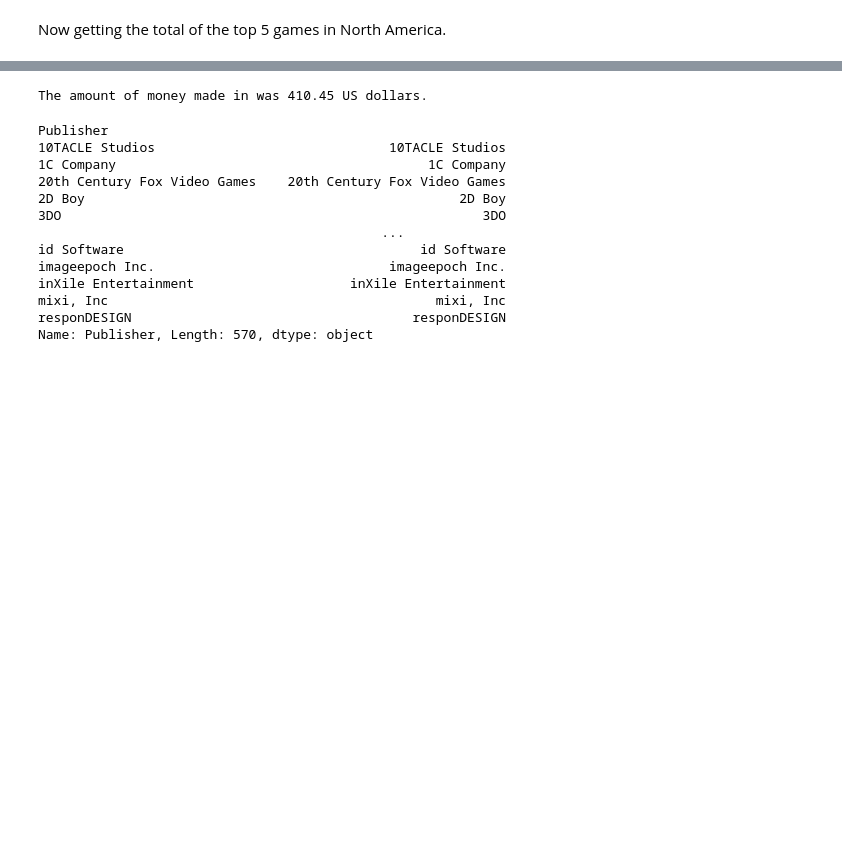
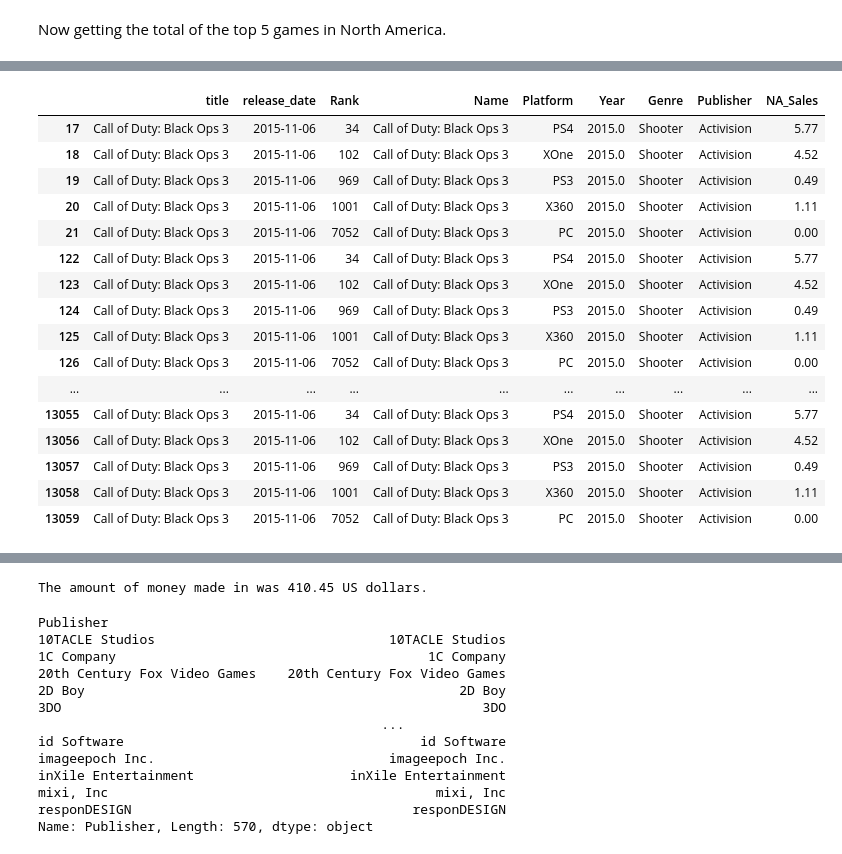
Before and after one commit to Jake-guerrero/Video-Game-Sells, a Jupyter notebook: Video Games.ipynb, the cells around one changed output, grey strips where cells are left out. Cells and saved outputs as stored; diff of their text form; code cells hidden in the pictures; blank space fills up the shorter version.

```diff
--- a/Video Games.ipynb
+++ b/Video Games.ipynb
@@ -177,2 +192,5 @@ games_unique_cleaned
 # %% [markdown]
 Now getting the total of the top 5 games in North America.
+# %%
+games_2015 = games[games["Year"]== 2015]
+games_2015
@@ -178,0 +211,21 @@ Now getting the total of the top 5 games in North America.
+# %%
+games_2015_filter = games_2015[games_2015["title"] == "Call of Duty: Black Ops 3"]
+games_2015_filter
+# %% [output]
+|  | title | release_date | Rank | Name | Platform | Year | Genre | Publisher | NA_Sales |
+| 17 | Call of Duty: Black Ops 3 | 2015-11-06 | 34 | Call of Duty: Black Ops 3 | PS4 | 2015.0 | Shooter | Activision | 5.77 |
+| 18 | Call of Duty: Black Ops 3 | 2015-11-06 | 102 | Call of Duty: Black Ops 3 | XOne | 2015.0 | Shooter | Activision | 4.52 |
+| 19 | Call of Duty: Black Ops 3 | 2015-11-06 | 969 | Call of Duty: Black Ops 3 | PS3 | 2015.0 | Shooter | Activision | 0.49 |
+| 20 | Call of Duty: Black Ops 3 | 2015-11-06 | 1001 | Call of Duty: Black Ops 3 | X360 | 2015.0 | Shooter | Activision | 1.11 |
+| 21 | Call of Duty: Black Ops 3 | 2015-11-06 | 7052 | Call of Duty: Black Ops 3 | PC | 2015.0 | Shooter | Activision | 0.00 |
+| 122 | Call of Duty: Black Ops 3 | 2015-11-06 | 34 | Call of Duty: Black Ops 3 | PS4 | 2015.0 | Shooter | Activision | 5.77 |
+| 123 | Call of Duty: Black Ops 3 | 2015-11-06 | 102 | Call of Duty: Black Ops 3 | XOne | 2015.0 | Shooter | Activision | 4.52 |
+| 124 | Call of Duty: Black Ops 3 | 2015-11-06 | 969 | Call of Duty: Black Ops 3 | PS3 | 2015.0 | Shooter | Activision | 0.49 |
+| 125 | Call of Duty: Black Ops 3 | 2015-11-06 | 1001 | Call of Duty: Black Ops 3 | X360 | 2015.0 | Shooter | Activision | 1.11 |
+| 126 | Call of Duty: Black Ops 3 | 2015-11-06 | 7052 | Call of Duty: Black Ops 3 | PC | 2015.0 | Shooter | Activision | 0.00 |
+| ... | ... | ... | ... | ... | ... | ... | ... | ... | ... |
+| 13055 | Call of Duty: Black Ops 3 | 2015-11-06 | 34 | Call of Duty: Black Ops 3 | PS4 | 2015.0 | Shooter | Activision | 5.77 |
+| 13056 | Call of Duty: Black Ops 3 | 2015-11-06 | 102 | Call of Duty: Black Ops 3 | XOne | 2015.0 | Shooter | Activision | 4.52 |
+| 13057 | Call of Duty: Black Ops 3 | 2015-11-06 | 969 | Call of Duty: Black Ops 3 | PS3 | 2015.0 | Shooter | Activision | 0.49 |
+| 13058 | Call of Duty: Black Ops 3 | 2015-11-06 | 1001 | Call of Duty: Black Ops 3 | X360 | 2015.0 | Shooter | Activision | 1.11 |
+| 13059 | Call of Duty: Black Ops 3 | 2015-11-06 | 7052 | Call of Duty: Black Ops 3 | PC | 2015.0 | Shooter | Activision | 0.00 |
```
Also changed, not shown: parts of 17 cells of this notebook, 1 other file.
